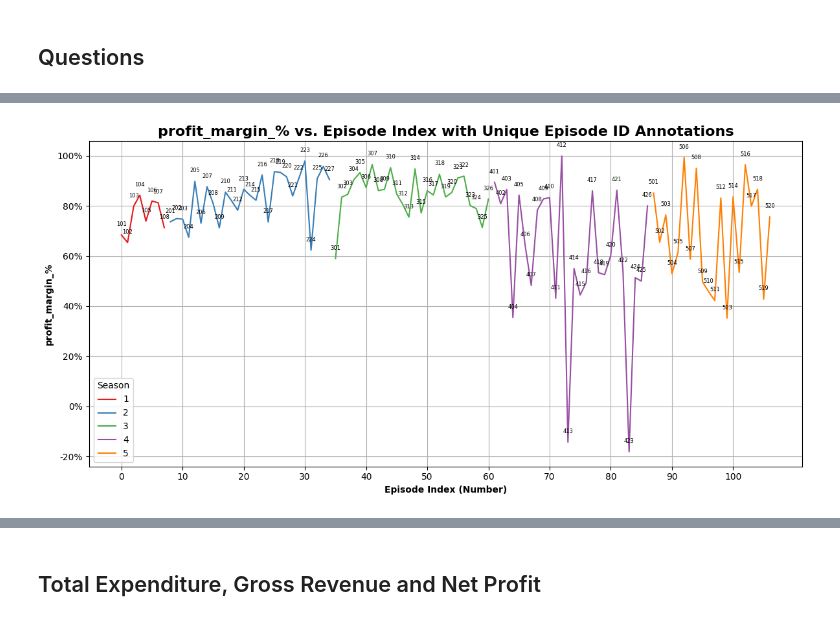
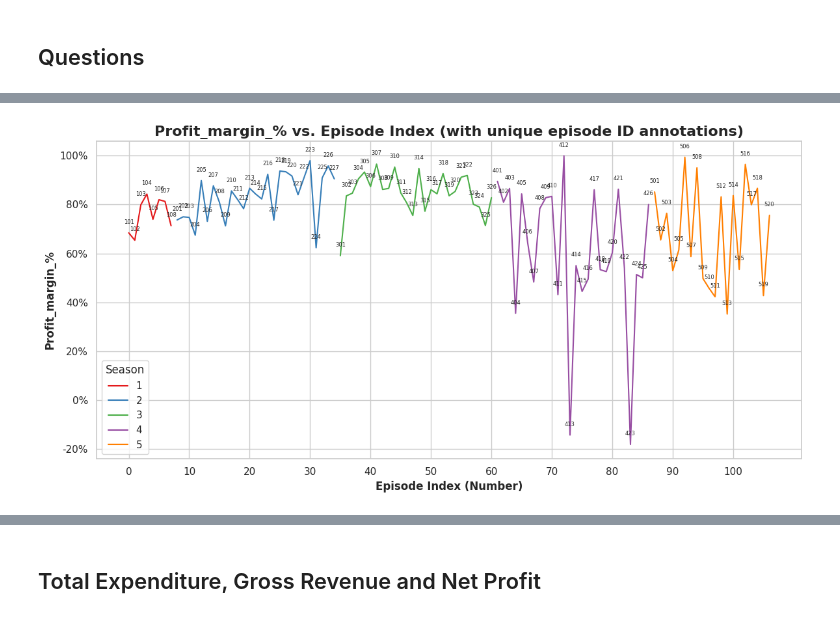
Before and after one commit to Joshua-Higgins-jp/Auction_Hunters_EDA, a Jupyter notebook: auction_hunters_eda.ipynb, the cells around one changed output, grey strips where cells are left out. Saved outputs shown, nothing was run; the diff lists cells and outputs as text; code cells hidden in the pictures.

Commit message:
updated some financial data graphs, finished profit margin. up2 return on investment

```diff
--- a/auction_hunters_eda.ipynb
+++ b/auction_hunters_eda.ipynb
@@ -311,8 +394,8 @@ def show_basic_feature_plot(dataframe, feature_col, unit):
             episode_counter += 1  # Increment the episode counter
 
     plt.xlabel('Episode Index (Number)', weight='bold')
-    plt.ylabel(f"{feature_col}", weight='bold')
-    plt.title(f"{feature_col} vs. Episode Index with Unique Episode ID Annotations", weight='bold', fontsize=16)
+    plt.ylabel(f"{feature_col.capitalize()}", weight='bold')
+    plt.title(f"{feature_col.capitalize()} vs. Episode Index (with unique episode ID annotations)", weight='bold', fontsize=16)
     plt.legend(title='Season')
 
     # Add more gridlines
@@ -345,3 +425,12 @@ for feature in list_of_features_to_plot:
 # %%
-simple_cols = ['season_num', 'episode_num', 'unique_ep_ID', 'episode_name', 'location',
-       'air_date', 'description', 'paid_$', 'sold_$', 'profit_$']
+threes_cols = [
+    'season_num',
+    'episode_num',
+    'unique_ep_ID',
+    'episode_name',
+    'location',
+    'air_date',
+    'paid_$',
+    'sold_$',
+    'profit_$'
+]
@@ -356,3 +498,5 @@ df_finance.head(3)
+# %%
+df_pm_roi = df.loc[:, threes_cols]
 # %%
-# Calculate profit margin and add it to the DataFrame
-df_finance['profit_margin_%'] = (df['profit_$'] / df['sold_$']) * 100
+df_pm_roi['profit_margin_%'] = round((df['profit_$'] / df['sold_$']) * 100, 2)
+df_pm_roi.head(3)
@@ -359,4 +508,4 @@ df_finance['profit_margin_%'] = (df['profit_$'] / df['sold_$']) * 100
 # %%
-show_basic_feature_plot(dataframe=df_finance, feature_col='profit_margin_%', unit="%")
+show_basic_feature_plot(dataframe=df_pm_roi, feature_col='profit_margin_%', unit="%")
 # %% [output]
-[figure, old version]
+[figure, new version]
```
Also changed, not shown: parts of 86 cells of this notebook.
